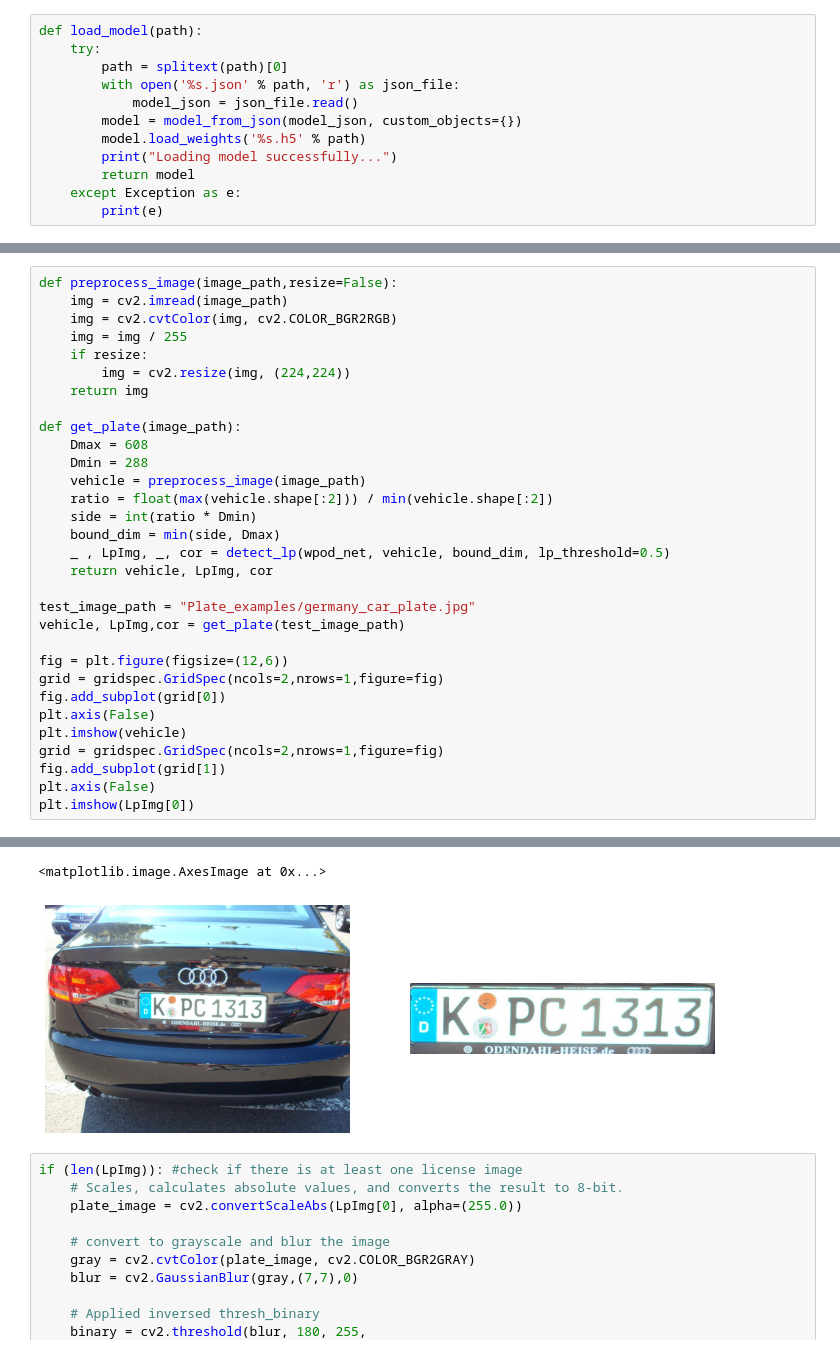
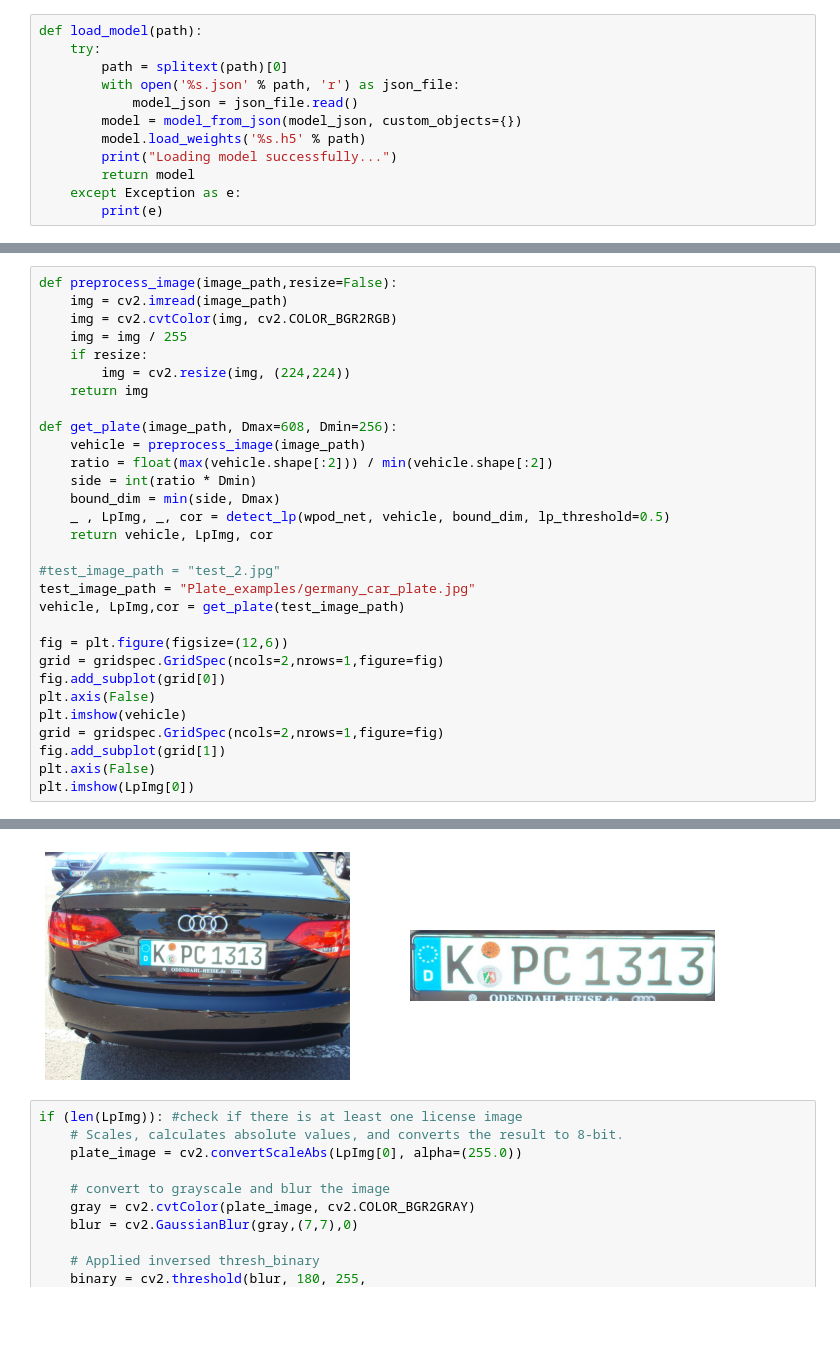
Before and after one commit to quangnhat185/Plate_detect_and_recognize, a Jupyter notebook: [Part 2]Plate_character_segmentation_with_OpenCV.ipynb, the cells around one changed output, grey strips where cells are left out. Saved outputs shown, nothing was run; the diff lists cells and outputs as text; blank space fills up the shorter version.

```diff
--- a/[Part 2]Plate_character_segmentation_with_OpenCV.ipynb
+++ b/[Part 2]Plate_character_segmentation_with_OpenCV.ipynb
@@ -42,9 +42,7 @@ def preprocess_image(image_path,resize=False):
         img = cv2.resize(img, (224,224))
     return img
 
-def get_plate(image_path):
-    Dmax = 608
-    Dmin = 288
+def get_plate(image_path, Dmax=608, Dmin=256):
     vehicle = preprocess_image(image_path)
     ratio = float(max(vehicle.shape[:2])) / min(vehicle.shape[:2])
     side = int(ratio * Dmin)
@@ -52,6 +50,7 @@ def get_plate(image_path):
     _ , LpImg, _, cor = detect_lp(wpod_net, vehicle, bound_dim, lp_threshold=0.5)
     return vehicle, LpImg, cor
 
+#test_image_path = "test_2.jpg"
 test_image_path = "Plate_examples/germany_car_plate.jpg"
 vehicle, LpImg,cor = get_plate(test_image_path)
 
@@ -69,5 +68,4 @@ W0504 09:18:02.932907 12156 deprecation_wrapper.py:119] From C:\ProgramData\Anac
-<matplotlib.image.AxesImage at 0x...>
-[figure, old version]
+[figure, new version]
 # %%
 if (len(LpImg)): #check if there is at least one license image
     # Scales, calculates absolute values, and converts the result to 8-bit.
```
Also changed, not shown: parts of 3 cells of this notebook, 3 other files.
